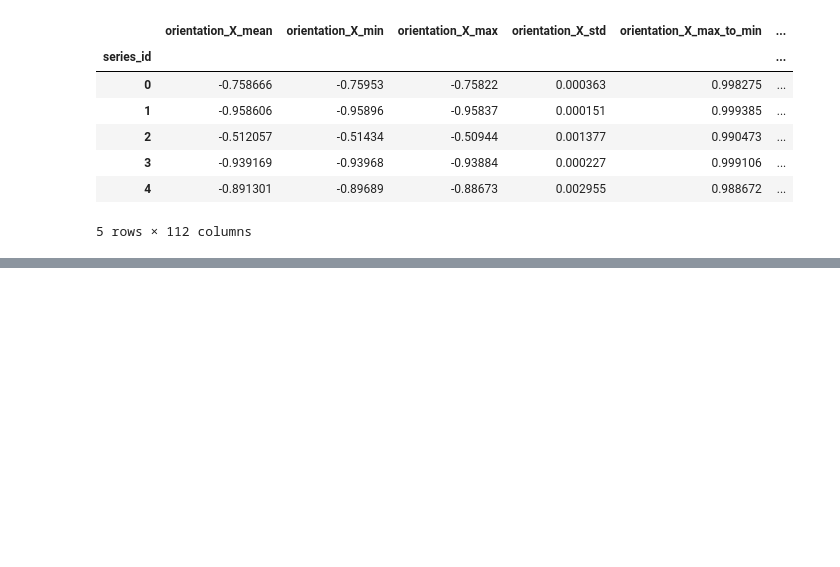
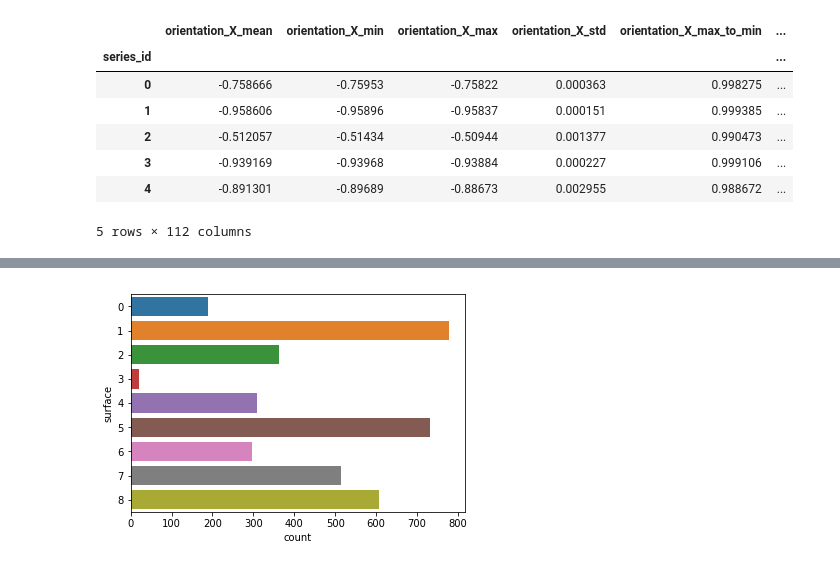
Before and after one commit to gonultasbu/kaggle_careercon_2019, a Jupyter notebook: Untitled.ipynb, the cells around one changed output, grey strips where cells are left out. Drawn from its saved outputs; the diff is of its cells as text; code cells hidden in the pictures; blank space fills up the shorter version.

```diff
--- a/Untitled.ipynb
+++ b/Untitled.ipynb
@@ -209,0 +191,5 @@ print(oof_preds_rf)
+# %%
+countplot(y = 'surface', data = y_train)
+plt.show()
+# %% [output]
+[figure, added]
```
Also changed, not shown: parts of 8 cells of this notebook, 1 other file.
